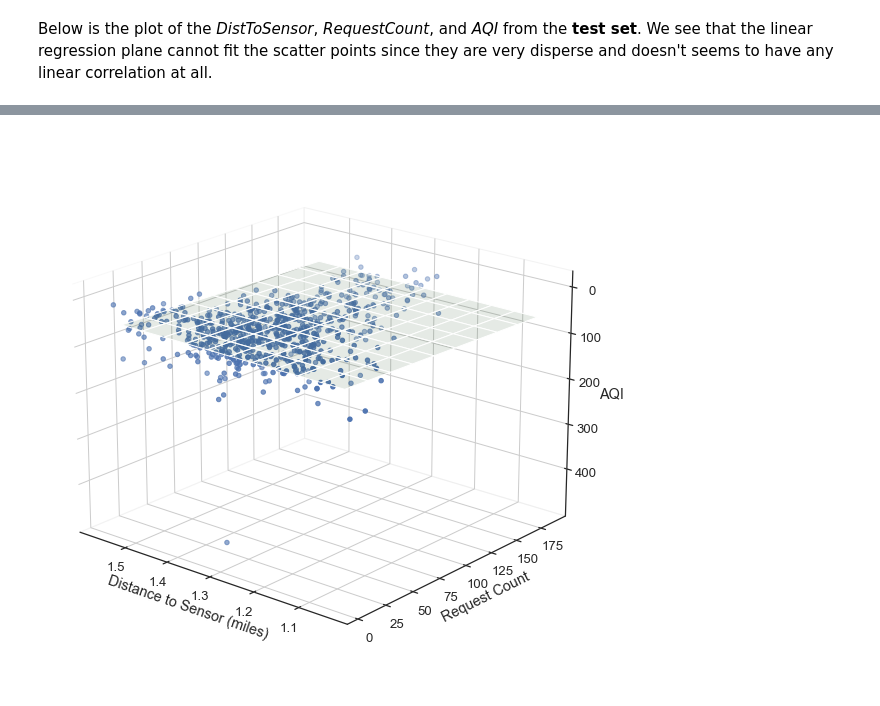
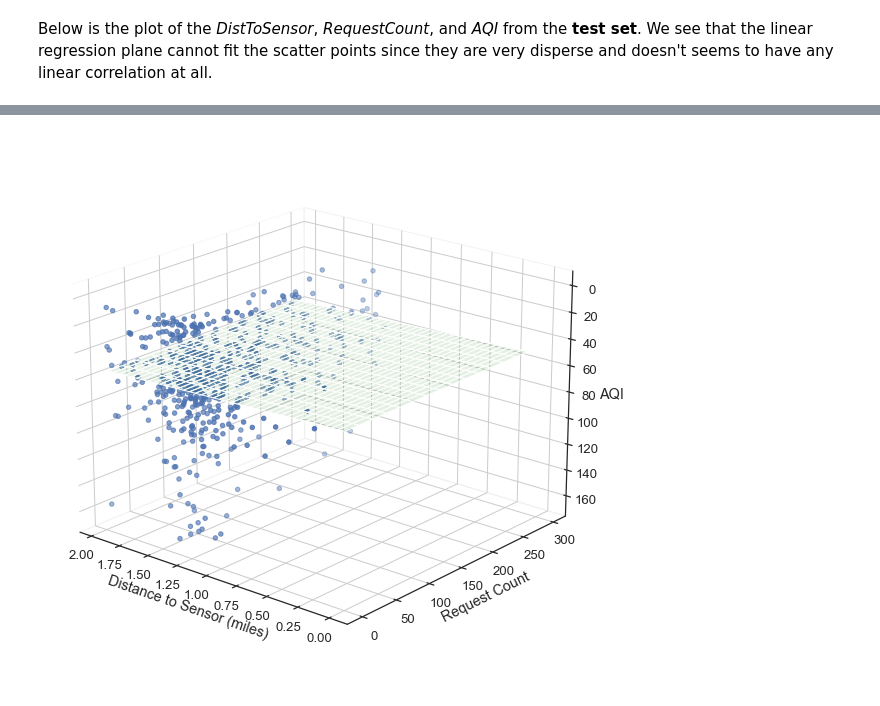
Before and after one commit to susanklm/Investigate_relationship_between_air_quality_data_and_311_requests, a Jupyter notebook: finding_corelation_part_c.ipynb, the cells around one changed output, grey strips where cells are left out. Saved outputs shown, nothing was run; the diff lists cells and outputs as text; code cells hidden in the pictures.

Commit message:
group with Service Date instead of Created Date to get request count and avg distance

```diff
--- a/finding_corelation_part_c.ipynb
+++ b/finding_corelation_part_c.ipynb
@@ -102,12 +151,12 @@ req_around_sensors_df1['CreatedDate'] = pd.to_datetime(req_around_sensors_df1['C
 # %%
 # Select several columns and assign it to the variable "group1"
-group1 = req_around_sensors_df1[['CreatedDate', 'SensorName', 'Sensor#', 'DistToSensor']]
+group1 = req_around_sensors_df1[['ServiceDate', 'SensorName', 'Sensor#', 'DistToSensor']]
 
 # Set the index of group1
-group1.index = group1['CreatedDate']
+group1.index = group1['ServiceDate']
 
 # Group the SensorName by day and calculate the mean of the DistToSensor
-group1 = group1.groupby('SensorName').resample("D").mean()
+group1 = group1.groupby('SensorName').resample("1D").mean().dropna()
 
 # Reset the index of group1
 group1 = group1.reset_index()
@@ -122,15 +183,16 @@ group1.head()
 # %%
 # Select several columns and assign it to the variable "group2"
-group2 = req_around_sensors_df1[['CreatedDate','SensorName']]
+group2 = req_around_sensors_df1[['ServiceDate','SensorName']]
 
 # Set the index of df2
-group2.index = group2['CreatedDate']
+group2.index = group2['ServiceDate']
 
 # Group the SensorName by day and count the number of request per day
-group2 = group2.groupby('SensorName').resample("D").agg({'SensorName':'size'})
+group2 = group2.groupby('SensorName').resample("D").agg({'SensorName':'size'}).dropna()
 
 # Specify the column's name of group2
 group2.columns = ["RequestCount"]
+group2.drop(group2[group2['RequestCount'] == 0].index, inplace = True)
 
 # Reset the index of group2
 group2 = group2.reset_index()
@@ -145,5 +218,5 @@ group2.head()
 # %%
 # Merge group1 and group2 to create req_around_sensors_df2
-req_around_sensors_df2 = pd.merge(group1, group2, on=["SensorName", "CreatedDate"])
+req_around_sensors_df2 = pd.merge(group1, group2, on=["SensorName", "ServiceDate"])
 req_around_sensors_df2.head()
 # %% [output]
@@ -160,6 +246,6 @@ From `getting_data_through_api_part_b.ipynb`, we found that __Nichols Canyon Roa
 # %%
 # Rename the columns
-req_around_sensors_df2.rename({'CreatedDate': 'Date'}, axis=1, inplace=True)
+req_around_sensors_df2.rename({'ServiceDate': 'Date'}, axis=1, inplace=True)
 
 # Merge ensors_aqi_df and req_around_sensors_df2 to create req_aqi_df
 req_aqi_df = pd.merge(sensors_aqi_df, req_around_sensors_df2, on=['Date', "SensorName"])
@@ -169,6 +255,6 @@ req_aqi_df = req_aqi_df.sort_values(['Sensor#', 'Date'], ascending=[True, True])
 
 # Reset the index
 req_aqi_df = req_aqi_df.reset_index(drop=True)
-req_aqi_df.head()
+req_aqi_df.head(10)
 # %% [output]
 |  | Date | pm1.0_cf_1 | pm2.5_cf_1 | pm10.0_cf_1 | pm2.5_aqi | pm10.0_aqi | aqi | sensor_index | ... |
@@ -583,31 +688,31 @@ min(x2), max(x2)
 # %%
 # Below is the scatter plot of the test set with linear regression plane
 # The AQI axis is flipped for better visualization
 
 fig = plt.figure(figsize=(12, 10))
 ax = fig.add_subplot(111,projection='3d')
 
 ax.scatter(x1, x2, y_test)
 
-x = np.arange(min(x1), 1.58, 0.05)
-y = np.arange(min(x2), max(x2), 20)
+x = np.arange(0, 2, 0.05)
+y = np.arange(0, max(x2), 20)
 xx, yy = np.meshgrid(x, y)
 z = xx*lr.coef_[0] + yy*lr.coef_[1] + lr.intercept_
 
 # plot the surface
 ax.plot_surface(xx, yy, z, alpha=0.1, color = 'green')
 
 # Remove fill
 ax.xaxis.pane.fill = False
 ax.yaxis.pane.fill = False
 ax.zaxis.pane.fill = False
 
 ax.set_xlabel('Distance to Sensor (miles)')
 ax.set_ylabel('Request Count')
 ax.set_zlabel('AQI')
 
 ax.view_init(-160, 50)
 
 plt.show()
 # %% [output]
-[figure, old version]
+[figure, new version]
```
Also changed, not shown: parts of 51 cells of this notebook.
